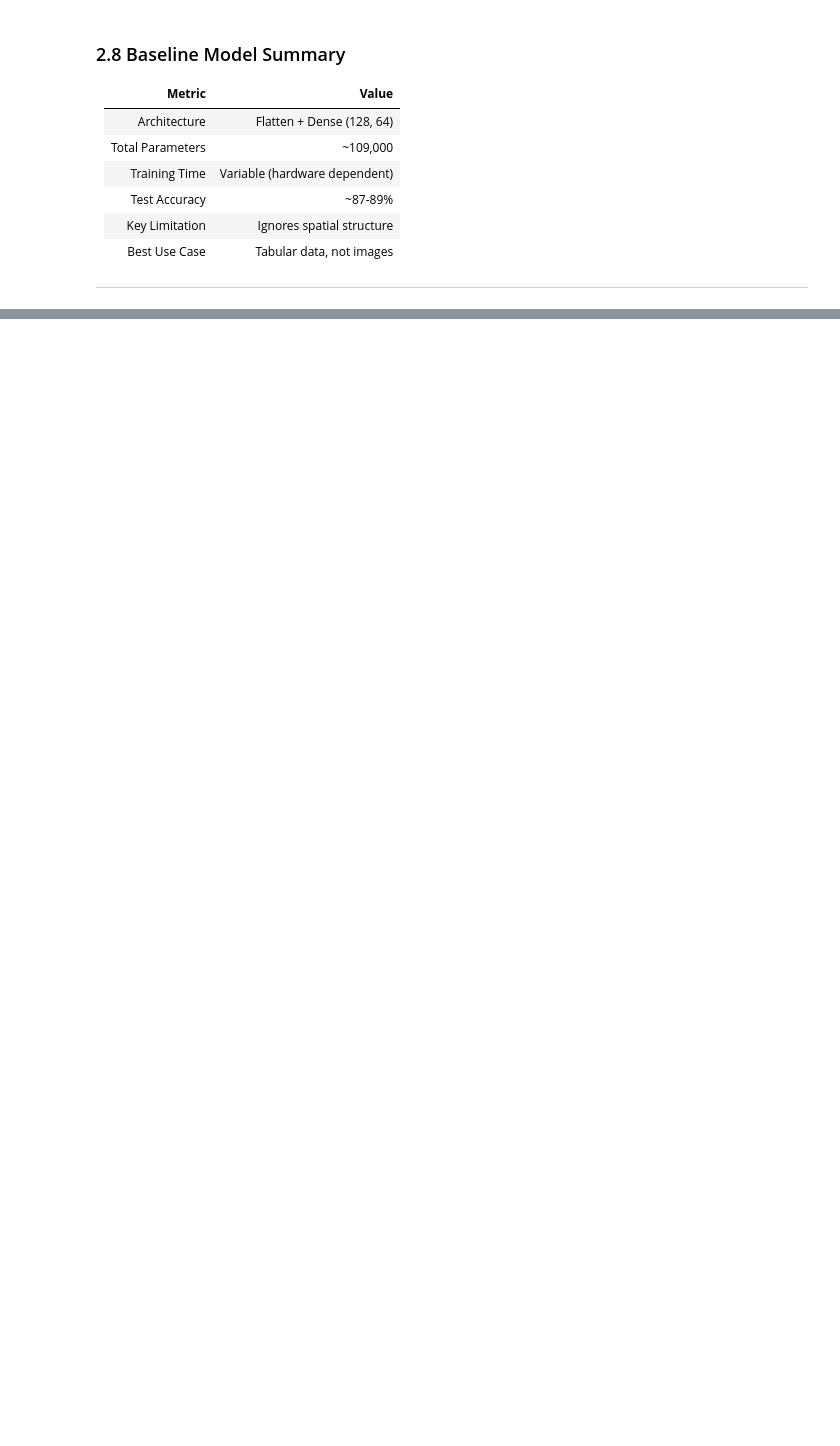
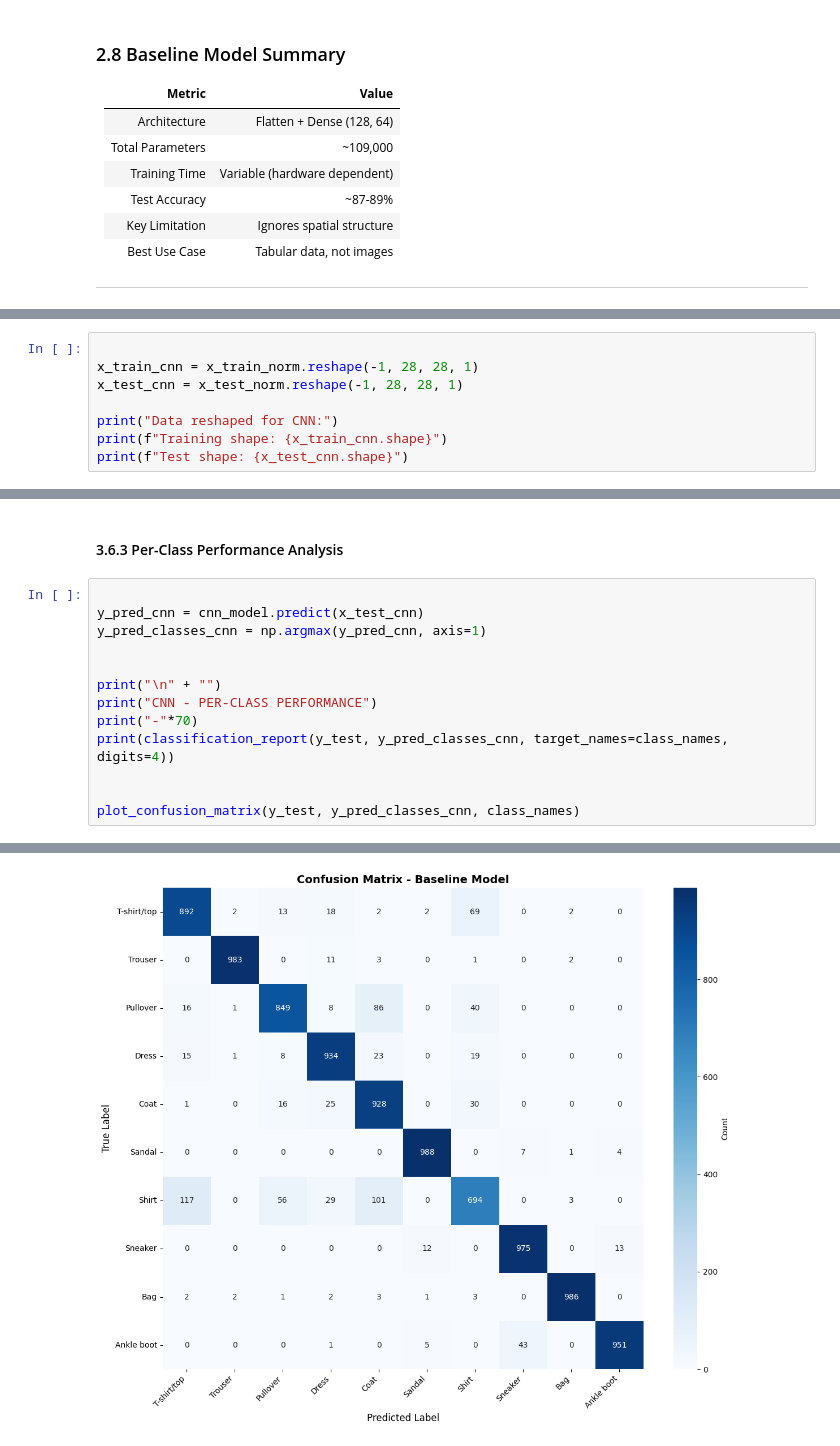
Before and after one commit to Eliza-05/convolutional-layers, a Jupyter notebook: cnn_architecture_analysis.ipynb, the cells around one changed output, grey strips where cells are left out. Cells and saved outputs as stored; diff of their text form; blank space fills up the shorter version.

```diff
--- a/cnn_architecture_analysis.ipynb
+++ b/cnn_architecture_analysis.ipynb
@@ -799,0 +1047,8 @@ BASELINE MODEL - LIMITATIONS SUMMARY
+# %%
+
+x_train_cnn = x_train_norm.reshape(-1, 28, 28, 1)
+x_test_cnn = x_test_norm.reshape(-1, 28, 28, 1)
+
+print("Data reshaped for CNN:")
+print(f"Training shape: {x_train_cnn.shape}")
+print(f"Test shape: {x_test_cnn.shape}")
@@ -799,0 +1179,16 @@ BASELINE MODEL - LIMITATIONS SUMMARY
+# %% [markdown]
+#### 3.6.3 Per-Class Performance Analysis
+# %%
+
+y_pred_cnn = cnn_model.predict(x_test_cnn)
+y_pred_classes_cnn = np.argmax(y_pred_cnn, axis=1)
+
+
+print("\n" + "")
+print("CNN - PER-CLASS PERFORMANCE")
+print("-"*70)
+print(classification_report(y_test, y_pred_classes_cnn, target_names=class_names, digits=4))
+
+
+plot_confusion_matrix(y_test, y_pred_classes_cnn, class_names)
+# %% [output]
@@ -799,0 +1212 @@ BASELINE MODEL - LIMITATIONS SUMMARY
+[figure, added]
```
Also changed, not shown: parts of 40 cells of this notebook.
